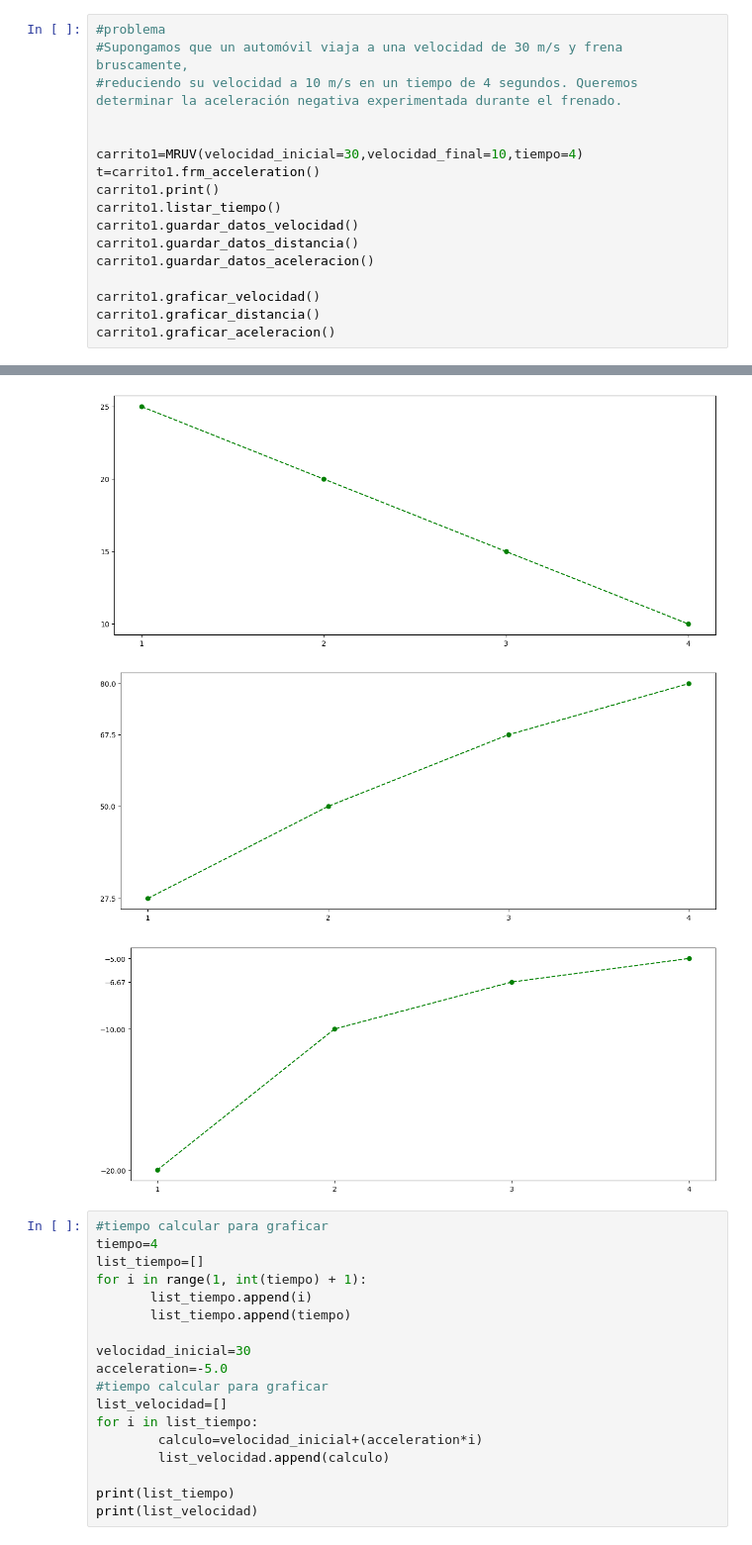
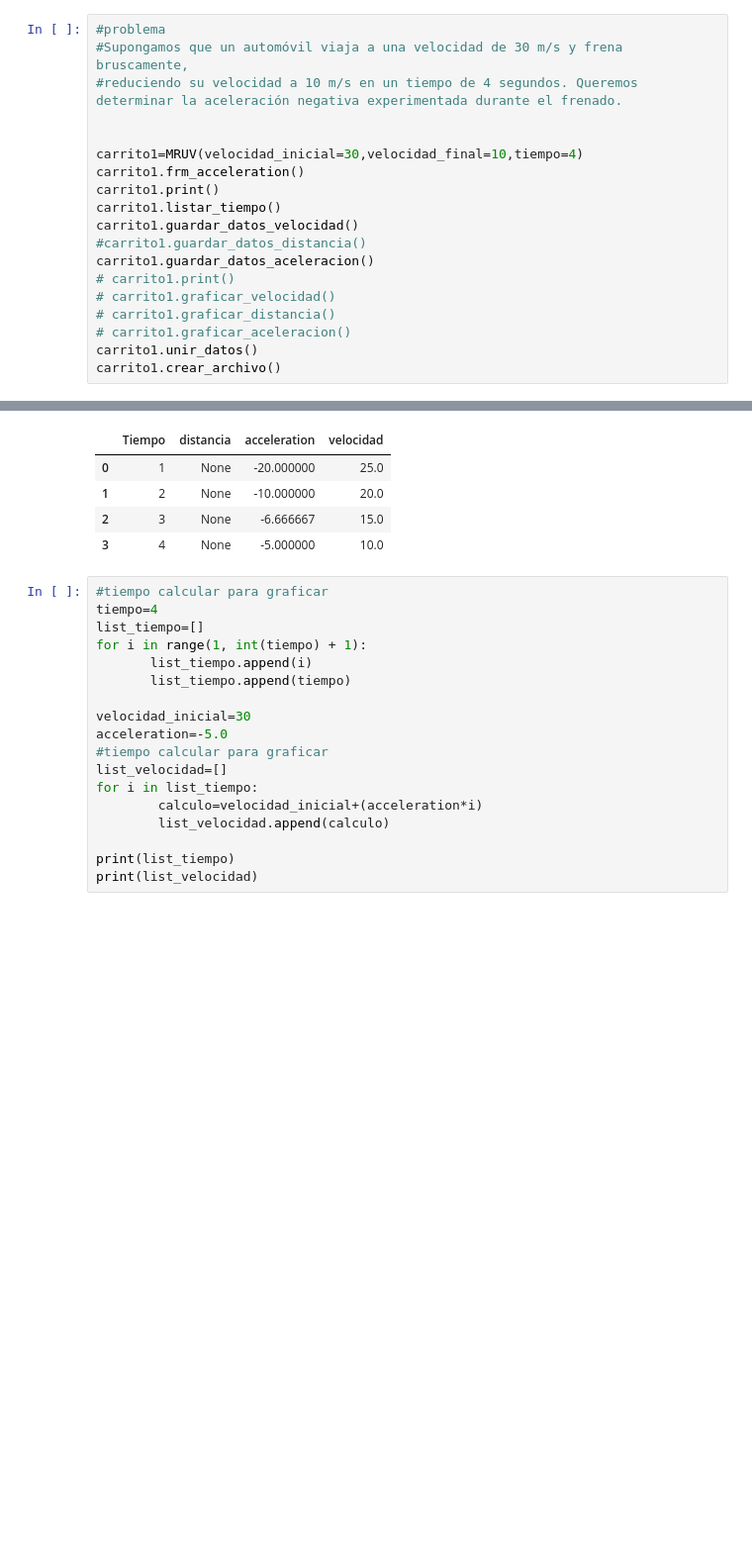
Before and after one commit to Ju4nL/PROYECTO_MRUV_CAF_PY, a Jupyter notebook: Proyecto_Caf.ipynb, the cells around one changed output, grey strips where cells are left out. Shown at 99% size. Cells and saved outputs as stored; diff of their text form; blank space fills up the shorter version.

Commit message:
Se agrego la funcion unir_datos

```diff
--- a/Proyecto_Caf.ipynb
+++ b/Proyecto_Caf.ipynb
@@ -208,16 +215,18 @@ class MRUV:
 
 
 carrito1=MRUV(velocidad_inicial=30,velocidad_final=10,tiempo=4)
-t=carrito1.frm_acceleration()
+carrito1.frm_acceleration()
 carrito1.print()
 carrito1.listar_tiempo()
 carrito1.guardar_datos_velocidad()
-carrito1.guardar_datos_distancia()
+#carrito1.guardar_datos_distancia()
 carrito1.guardar_datos_aceleracion()
-
-carrito1.graficar_velocidad()
-carrito1.graficar_distancia()
-carrito1.graficar_aceleracion()
+# carrito1.print()
+# carrito1.graficar_velocidad()
+# carrito1.graficar_distancia()
+# carrito1.graficar_aceleracion()
+carrito1.unir_datos()
+carrito1.crear_archivo()
 # %% [output]
 velocidad_inicial: 30
 tiempo: 4
@@ -234,6 +246,8 @@ posicion_final: 0
-[figure, removed]
-[figure, removed]
-[figure, removed]
+|  | Tiempo | distancia | acceleration | velocidad |
+| 0 | 1 | None | -20.000000 | 25.0 |
+| 1 | 2 | None | -10.000000 | 20.0 |
+| 2 | 3 | None | -6.666667 | 15.0 |
+| 3 | 4 | None | -5.000000 | 10.0 |
 # %%
 #tiempo calcular para graficar
 tiempo=4
```
Also changed, not shown: parts of 2 cells of this notebook, 1 other file.
